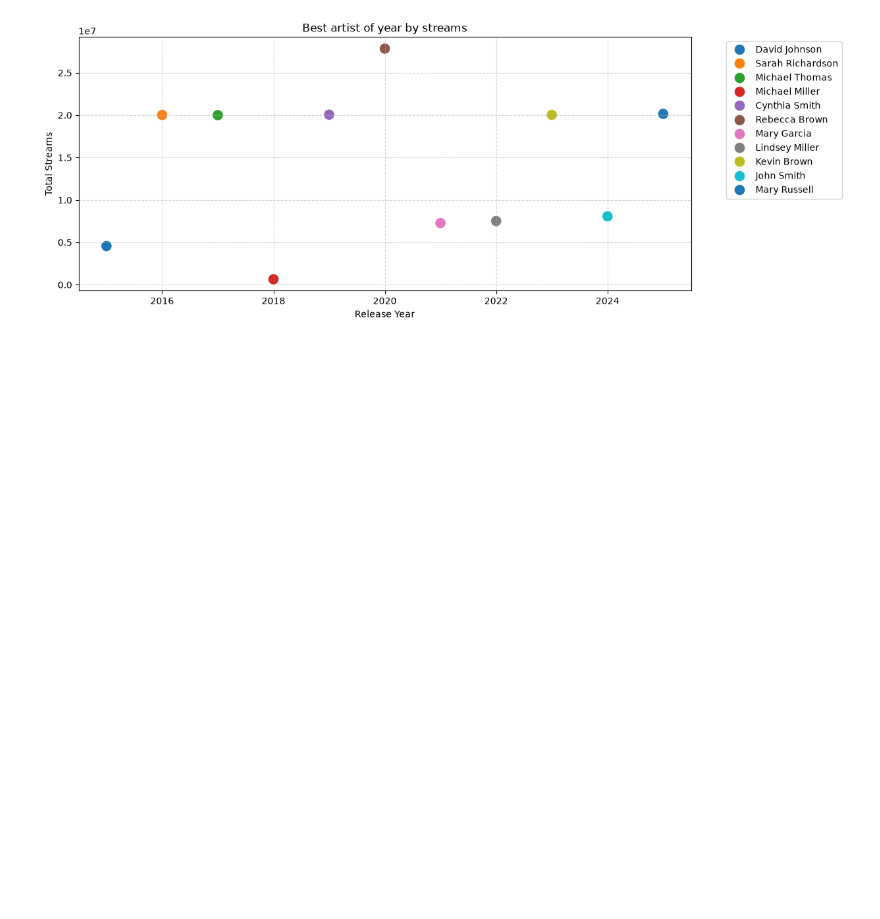
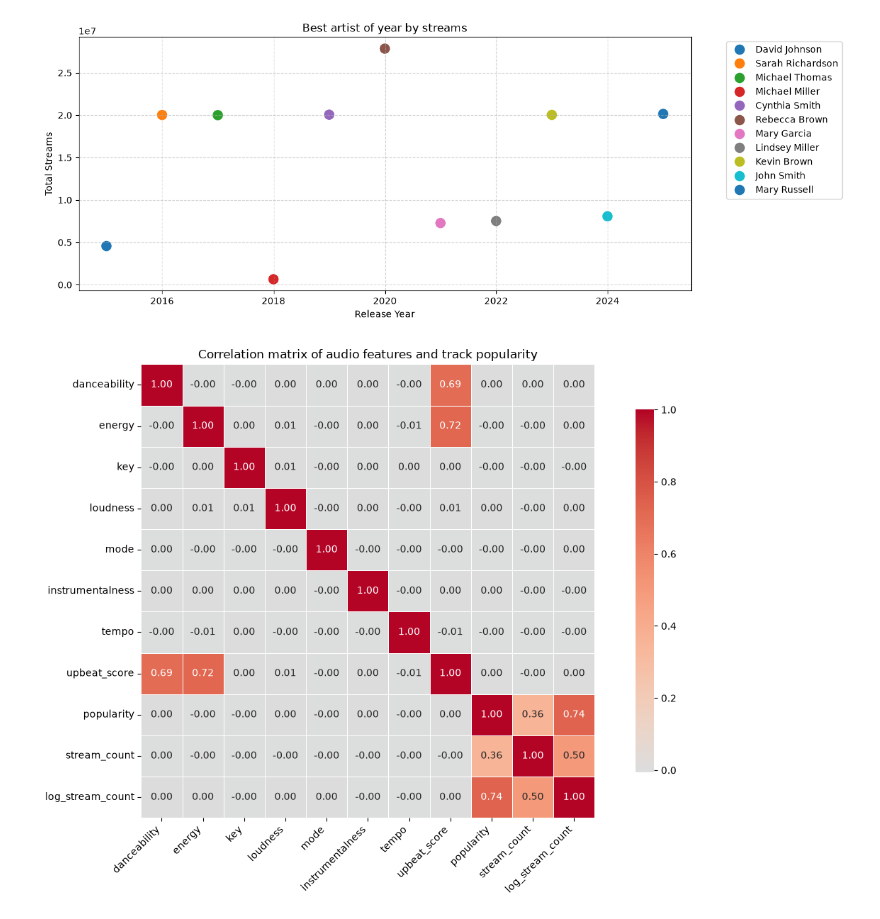
Before and after one commit to GreedIsGoody/data-analys-spotify-artists, a Jupyter notebook: notebook/Analys.ipynb, the cells around one changed output. Cells and saved outputs as stored; diff of their text form; code cells hidden in the pictures; blank space fills up the shorter version.

Commit message:
feat: creating a avg danceability and heatmap correlation matrix

```diff
--- a/notebook/Analys.ipynb
+++ b/notebook/Analys.ipynb
@@ -315,3 +316,34 @@ plt.grid(True, linestyle='--', alpha=0.5)
 plt.show()
 # %% [output]
 [figure]
+# %%
+audio_features = [
+    'danceability', 'energy', 'key', 'loudness', 'mode',
+    'speechiness', 'acousticness', 'instrumentalness',
+    'liveness', 'valence', 'tempo', 'upbeat_score',
+    'popularity', 'stream_count', 'log_stream_count'
+]
+selected_cols = [col for col in audio_features if col in df.columns]
+
+corr_matrix = df[selected_cols].corr()
+
+plt.figure(figsize=((12,8)))
+
+sns.heatmap(
+    corr_matrix,
+    annot=True,
+    fmt=".2f",
+    cmap="coolwarm",
+    center=0,
+    square=True,
+    linewidths=0.5,
+    cbar_kws={"shrink": .8}
+)
+plt.title("Correlation matrix of audio features and track popularity")
+plt.xticks(rotation=45,ha="right")
+plt.yticks(rotation=0)
+
+plt.tight_layout()
+plt.show()
+# %% [output]
+[figure, added]
```
Also changed, not shown: parts of 3 cells of this notebook.
